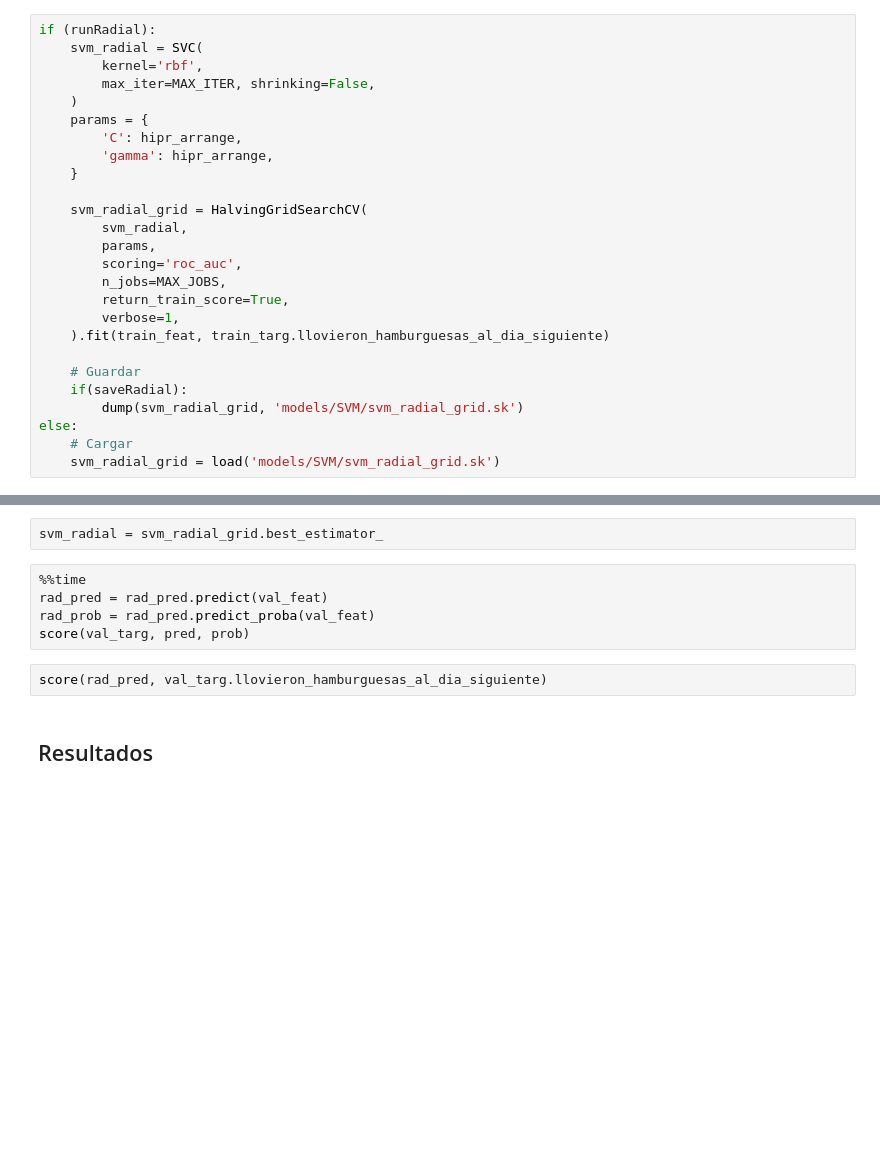
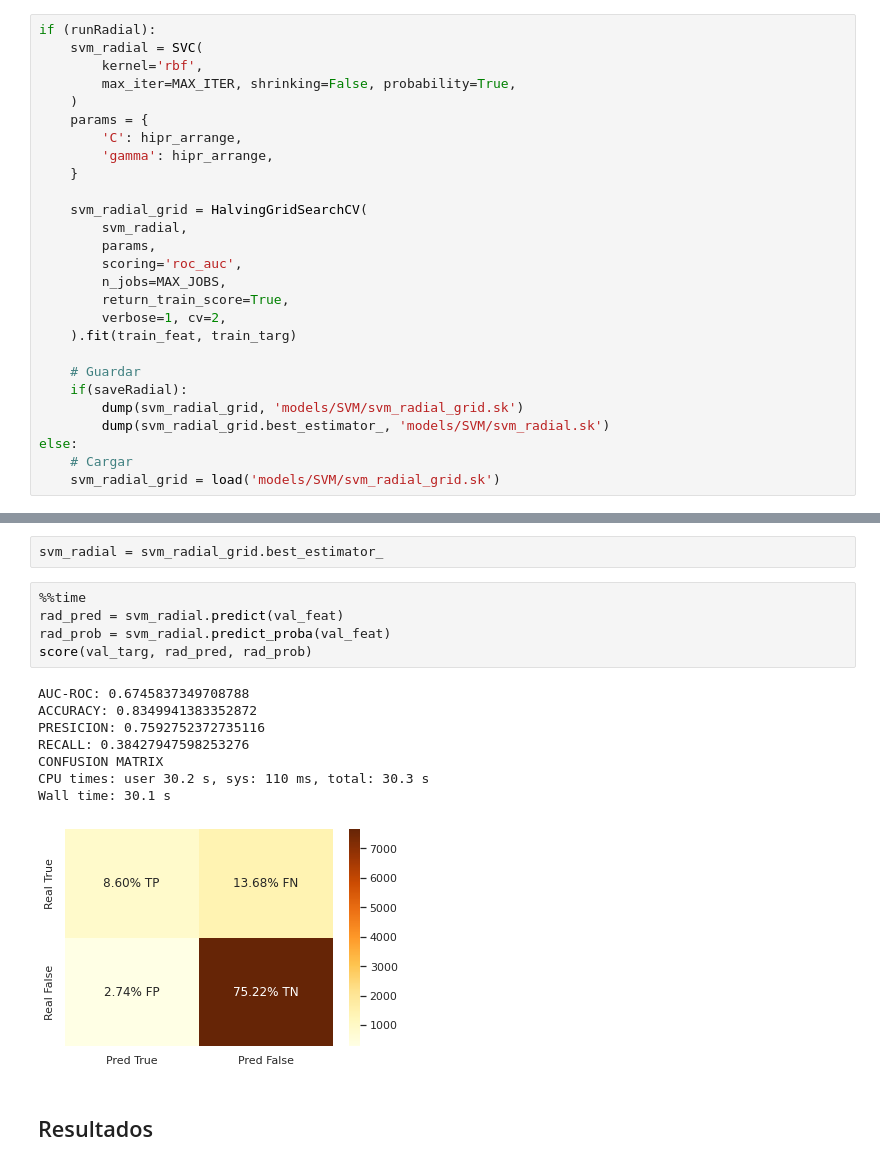
Before and after one commit to NicolasEzequielZulaicaRivera/OD_TPS, a Jupyter notebook: TP2/svm.ipynb, the cells around one changed output, grey strips where cells are left out. Saved outputs shown, nothing was run; the diff lists cells and outputs as text; blank space fills up the shorter version.

```diff
--- a/TP2/svm.ipynb
+++ b/TP2/svm.ipynb
@@ -196,7 +285,7 @@ score(val_targ, pred, prob)
 if (runRadial):
     svm_radial = SVC(
         kernel='rbf',
-        max_iter=MAX_ITER, shrinking=False,
+        max_iter=MAX_ITER, shrinking=False, probability=True,
     )
     params = {
         'C': hipr_arrange,
@@ -209,12 +298,13 @@ if (runRadial):
         scoring='roc_auc',
         n_jobs=MAX_JOBS,
         return_train_score=True,
-        verbose=1,
-    ).fit(train_feat, train_targ.llovieron_hamburguesas_al_dia_siguiente)
+        verbose=1, cv=2,
+    ).fit(train_feat, train_targ)
 
     # Guardar
     if(saveRadial):
         dump(svm_radial_grid, 'models/SVM/svm_radial_grid.sk')
+        dump(svm_radial_grid.best_estimator_, 'models/SVM/svm_radial.sk')
 else:
     # Cargar
     svm_radial_grid = load('models/SVM/svm_radial_grid.sk')
@@ -225,11 +336,18 @@ print(f"Best params {svm_radial_grid.best_params_}")
 svm_radial = svm_radial_grid.best_estimator_
 # %%
 %%time
-rad_pred = rad_pred.predict(val_feat)
-rad_prob = rad_pred.predict_proba(val_feat)
-score(val_targ, pred, prob)
+rad_pred = svm_radial.predict(val_feat)
+rad_prob = svm_radial.predict_proba(val_feat)
+score(val_targ, rad_pred, rad_prob)
+# %% [output]
+AUC-ROC: 0.6745837349708788
+ACCURACY: 0.8349941383352872
+PRESICION: 0.7592752372735116
+RECALL: 0.38427947598253276
+CONFUSION MATRIX
+CPU times: user 30.2 s, sys: 110 ms, total: 30.3 s
+Wall time: 30.1 s
+[figure, added]
-# %%
-score(rad_pred, val_targ.llovieron_hamburguesas_al_dia_siguiente)
 # %% [markdown]
 ## Resultados
 # %% [markdown]
```
Also changed, not shown: parts of 28 cells of this notebook, 9 other files.
